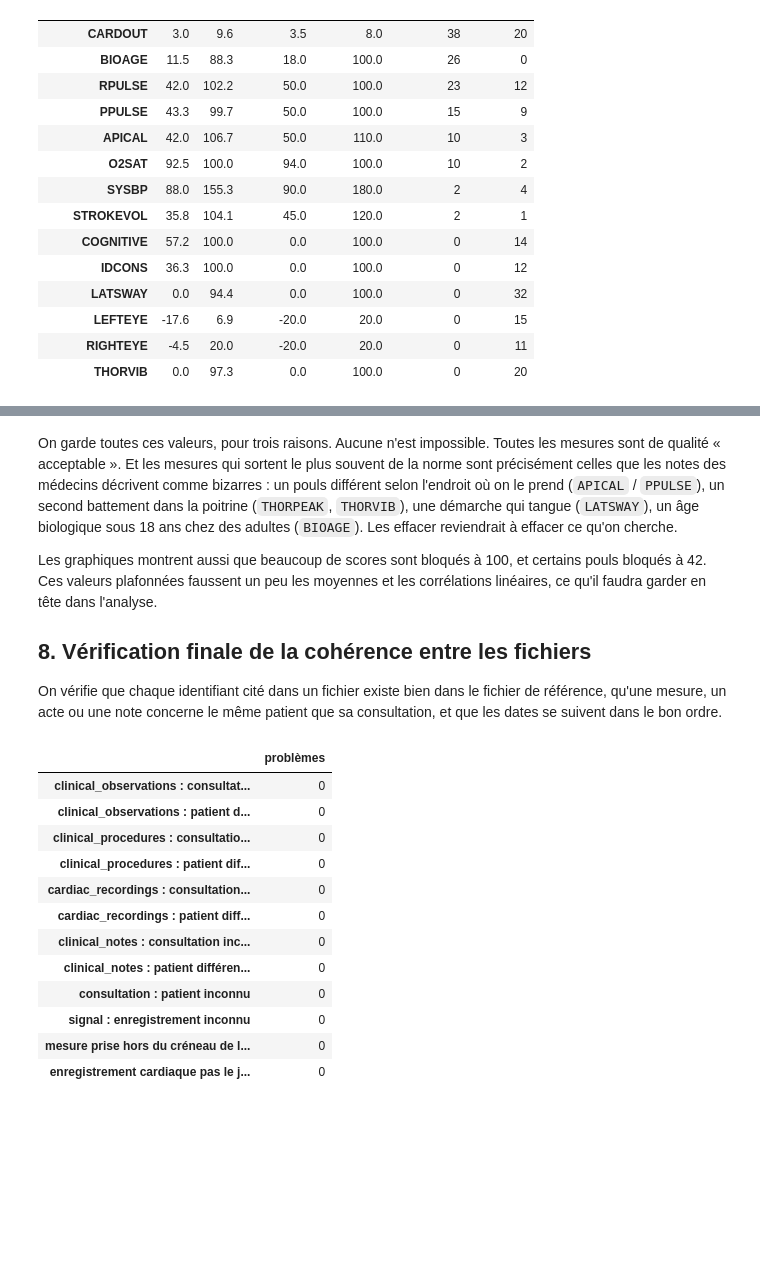
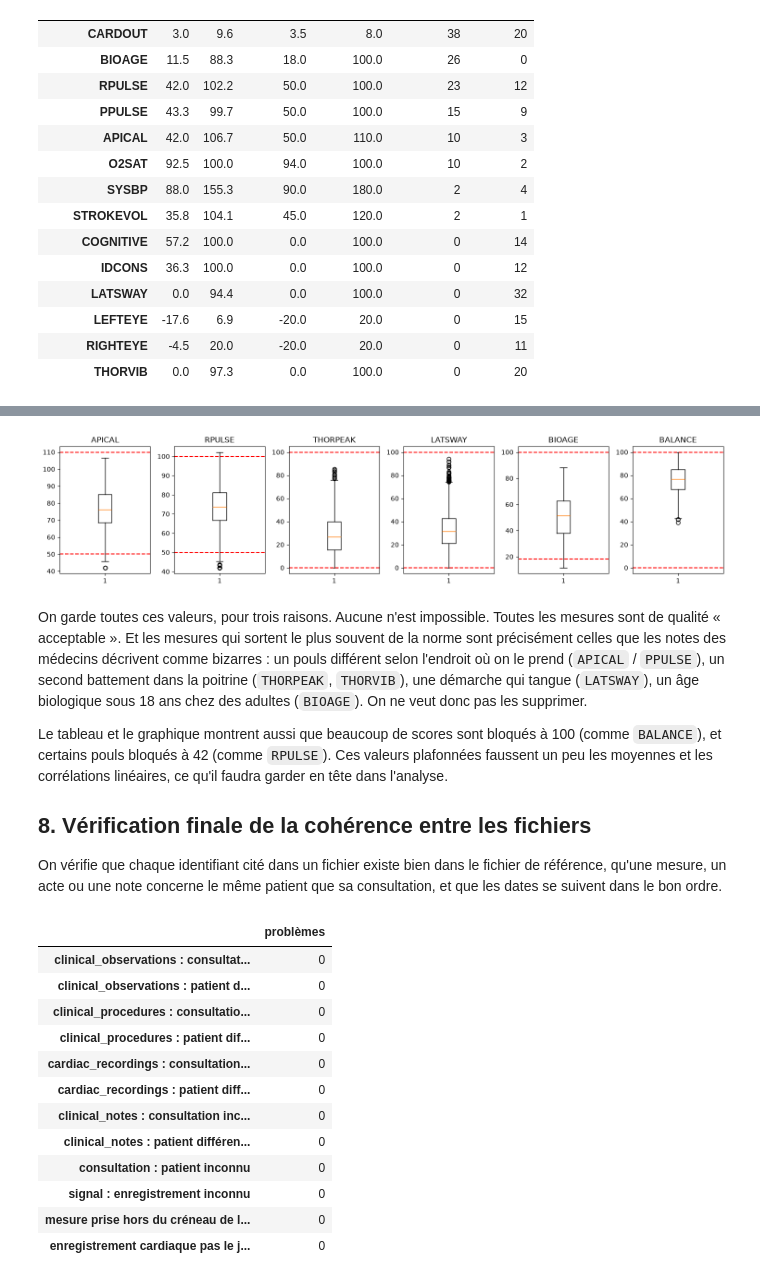
Before and after one commit to YasminaABBAS/20262027-UE-DataMining-Groupe10, a Jupyter notebook: 01_nettoyage_health.ipynb, the cells around one changed output, grey strips where cells are left out. Drawn from its saved outputs; the diff is of its cells as text; code cells hidden in the pictures; blank space fills up the shorter version.

```diff
--- a/01_nettoyage_health.ipynb
+++ b/01_nettoyage_health.ipynb
@@ -479,21 +490,3 @@ resume[(resume["hors_plage"] > 0) | (resume["extremes"] > 10)].sort_values("hors
 | LEFTEYE | -17.6 | 6.9 | -20.0 | 20.0 | 0 | 15 |
 | RIGHTEYE | -4.5 | 20.0 | -20.0 | 20.0 | 0 | 11 |
 | THORVIB | 0.0 | 97.3 | 0.0 | 100.0 | 0 | 20 |
-# %%
-codes = catalogue.loc[catalogue["type"] == "nombre", "observation_code"].tolist()
-fig, axes = plt.subplots(6, 5, figsize=(15, 12))
-for ax, c in zip(axes.flat, codes):
-    ref = catalogue.set_index("observation_code").loc[c]
-    ax.axvspan(ref["plage_min"], ref["plage_max"], color="#ebebeb", zorder=0)
-    ax.boxplot(o.loc[o["observation_code"] == c, "numeric_value"].dropna(), orientation="horizontal", widths=.5,
-               patch_artist=True, boxprops=dict(facecolor="#9db9d8", edgecolor="#3b6ea5"),
-               medianprops=dict(color="#1d3c5e", linewidth=2), whiskerprops=dict(color="#3b6ea5"),
-               capprops=dict(color="#3b6ea5"), flierprops=dict(marker="o", markersize=4, markerfacecolor="#3b6ea5", markeredgecolor="white"))
-    ax.set_title(f"{c} ({ref['unite']})", fontsize=9, loc="left")
-    ax.set_yticks([]); ax.tick_params(labelsize=7)
-    for side in ["top", "right", "left"]:
-        ax.spines[side].set_visible(False)
-for ax in list(axes.flat)[len(codes):]:
-    ax.axis("off")
-fig.suptitle("Répartition de chaque mesure (zone grise = plage normale)", x=.01, ha="left")
-plt.tight_layout(); plt.show()
@@ -502,7 +493,23 @@ plt.tight_layout(); plt.show()
+# %%
+codes = catalogue.loc[catalogue["type"] == "nombre", "observation_code"].tolist()   # utilisé à l'export
+
+# quelques mesures intéressantes ; les lignes rouges sont les bornes de la plage normale
+a_montrer = ["APICAL", "RPULSE", "THORPEAK", "LATSWAY", "BIOAGE", "BALANCE"]
+fig, axes = plt.subplots(1, 6, figsize=(15, 3.5))
+for ax, c in zip(axes, a_montrer):
+    ax.boxplot(o.loc[o["observation_code"] == c, "numeric_value"].dropna())
+    ref = catalogue.set_index("observation_code").loc[c]
+    ax.axhline(ref["plage_min"], color="red", linestyle="--")
+    ax.axhline(ref["plage_max"], color="red", linestyle="--")
+    ax.set_title(c)
+plt.tight_layout()
+plt.show()
+# %% [output]
+[figure, added]
 # %% [markdown]
-On garde toutes ces valeurs, pour trois raisons. Aucune n'est impossible. Toutes les mesures sont de qualité « acceptable ». Et les mesures qui sortent le plus souvent de la norme sont précisément celles que les notes des médecins décrivent comme bizarres : un pouls différent selon l'endroit où on le prend (`APICAL` / `PPULSE`), un second battement dans la poitrine (`THORPEAK`, `THORVIB`), une démarche qui tangue (`LATSWAY`), un âge biologique sous 18 ans chez des adultes (`BIOAGE`). Les effacer reviendrait à effacer ce qu'on cherche.
+On garde toutes ces valeurs, pour trois raisons. Aucune n'est impossible. Toutes les mesures sont de qualité « acceptable ». Et les mesures qui sortent le plus souvent de la norme sont précisément celles que les notes des médecins décrivent comme bizarres : un pouls différent selon l'endroit où on le prend (`APICAL` / `PPULSE`), un second battement dans la poitrine (`THORPEAK`, `THORVIB`), une démarche qui tangue (`LATSWAY`), un âge biologique sous 18 ans chez des adultes (`BIOAGE`). On ne veut donc pas les supprimer.
 
-Les graphiques montrent aussi que beaucoup de scores sont bloqués à 100, et certains pouls bloqués à 42. Ces valeurs plafonnées faussent un peu les moyennes et les corrélations linéaires, ce qu'il faudra garder en tête dans l'analyse.
+Le tableau et le graphique montrent aussi que beaucoup de scores sont bloqués à 100 (comme `BALANCE`), et certains pouls bloqués à 42 (comme `RPULSE`). Ces valeurs plafonnées faussent un peu les moyennes et les corrélations linéaires, ce qu'il faudra garder en tête dans l'analyse.
 
 ## 8. Vérification finale de la cohérence entre les fichiers
 
```
Also changed, not shown: parts of 3 cells of this notebook, 3 other files.
